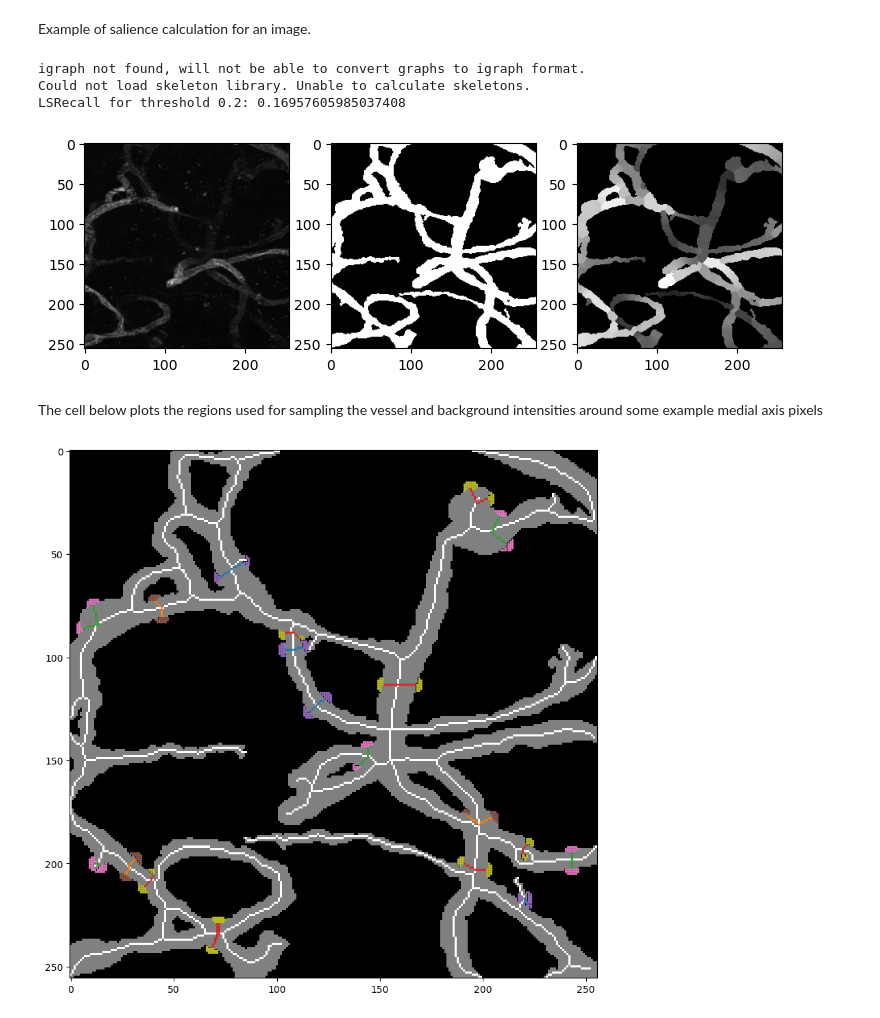
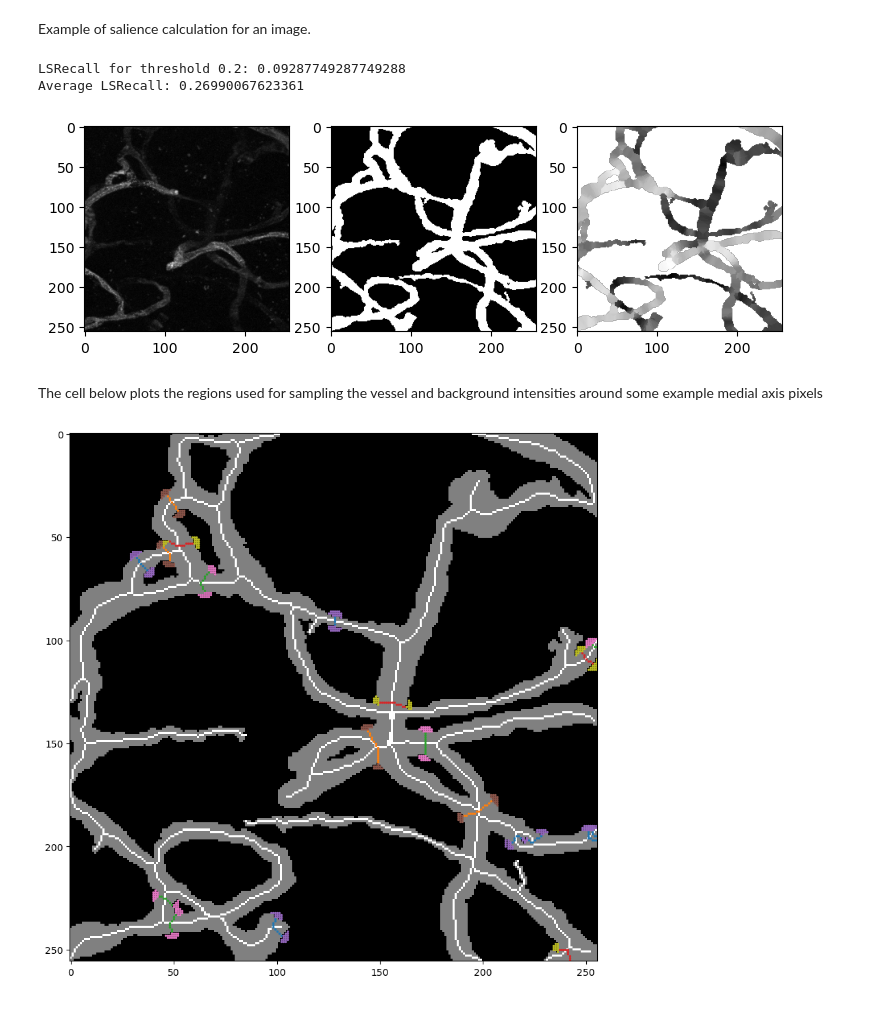
Before and after one commit to jpparella/vessel_salience, a Jupyter notebook: notebooks/Example LVS and LSRecall calculation.ipynb, the cells around one changed output. Drawn from its saved outputs; the diff is of its cells as text; code cells hidden in the pictures.

```diff
--- a/notebooks/Example LVS and LSRecall calculation.ipynb
+++ b/notebooks/Example LVS and LSRecall calculation.ipynb
@@ -11,44 +11,54 @@ from vessel_salience import salience
 
 img_path = '../data/original/images/16707.tiff'
 bin_path = '../data/original/labels/16707.png'
 threshold = 0.2
 
 img_gray = np.array(Image.open(img_path), dtype=np.uint8)
 img_bin = np.array(Image.open(bin_path), dtype=np.uint8)
 
 # An arbitrary segmentation for illustration
 pred = (img_gray>25).astype(np.uint8)
 
 img_lvs = salience.lvs(
     img_gray,
     img_bin,
     radius=4    # Radius around each contour point to include background values
 )
 
+#img_lvs[img_lvs!=img_lvs] = 0.
+
 recall = salience.ls_recall(
     img_lvs,
     img_bin,
     pred,
     threshold=threshold     # Salience threshold
 )
 
+avg_recall = salience.average_ls_recall(
+    img_lvs,
+    img_bin,
+    pred,
+    max_threshold=None,
+    eps=0.01
+    )
+
 fig, (ax1, ax2, ax3) = plt.subplots(1, 3, figsize=(9,3))
 ax1.imshow(img_gray, 'gray')
 ax2.imshow(img_bin, 'gray')
 ax3.imshow(img_lvs, 'gray')
 print(f'LSRecall for threshold {threshold}: {recall}')
+print(f'Average LSRecall: {avg_recall}')
 # %% [output]
-igraph not found, will not be able to convert graphs to igraph format.
-Could not load skeleton library. Unable to calculate skeletons.
-LSRecall for threshold 0.2: 0.16957605985037408
+LSRecall for threshold 0.2: 0.09287749287749288
+Average LSRecall: 0.26990067623361
-[figure, old version]
+[figure, new version]
 # %% [markdown]
 The cell below plots the regions used for sampling the vessel and background intensities around some example medial axis pixels
 # %%
-graph = salience.get_graph(img_bin)
+graph, _, _ = salience.get_graph(img_bin)
 contour = salience.get_contour(img_bin)
 closest_points = salience.get_closest_points(graph, contour)
 section_data = salience.get_intensities(img_gray,img_bin, graph, contour, closest_points, radius=4)
 salience.plot_sampling_regions(section_data, img_bin, graph, n=20)
 # %% [output]
-[figure, old version]
+[figure, new version]
```
Also changed, not shown: 17 other files.
